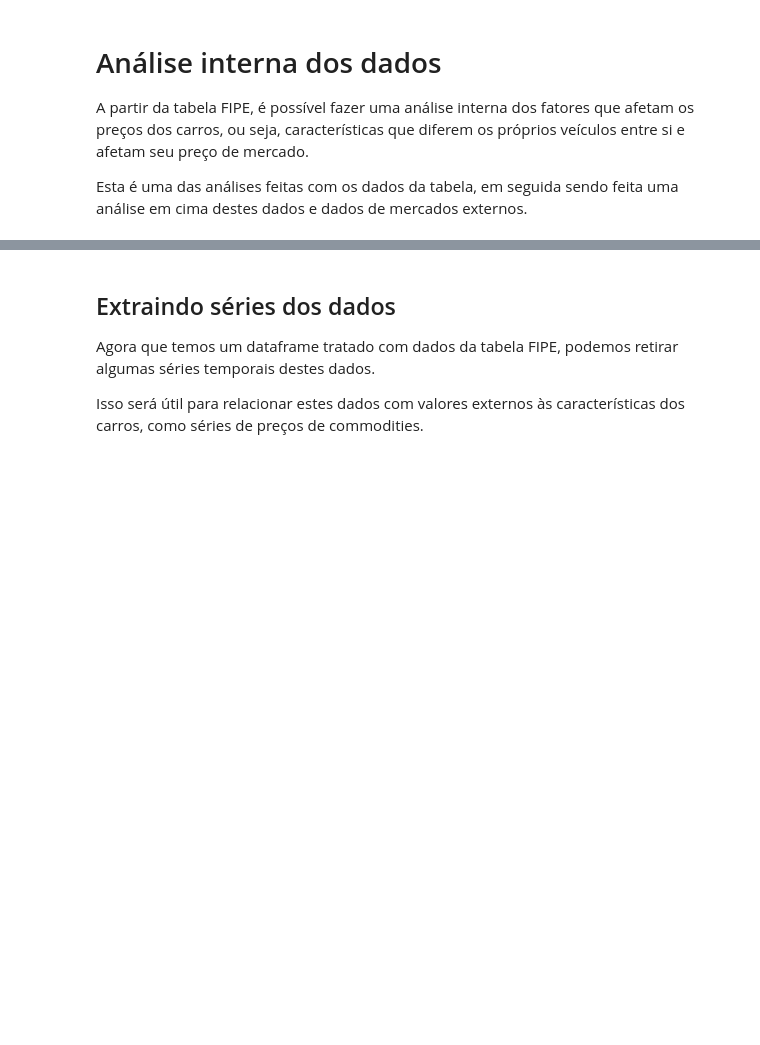
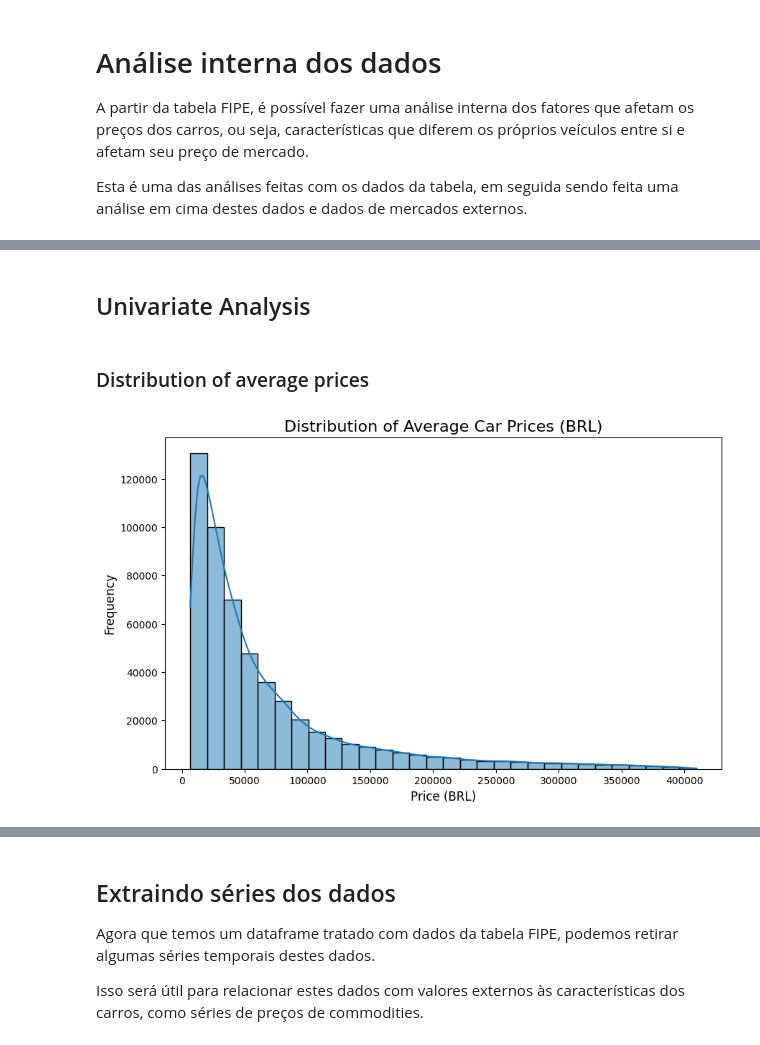
Before and after one commit to joaoqcouto/inf1032-car-prices, a Jupyter notebook: car-prices.ipynb, the cells around one changed output, grey strips where cells are left out. Saved outputs shown, nothing was run; the diff lists cells and outputs as text; code cells hidden in the pictures; blank space fills up the shorter version.

```diff
--- a/car-prices.ipynb
+++ b/car-prices.ipynb
@@ -187,0 +218,14 @@ df_fipe.head()
+# %% [markdown]
+## Univariate Analysis
+# %% [markdown]
+### Distribution of average prices
+# %%
+# Plot a histogram of the average price
+plt.figure(figsize=(10,6))
+sns.histplot(df_fipe['avg_price_brl'], bins=30, kde=True)
+plt.title('Distribution of Average Car Prices (BRL)', fontsize=16)
+plt.xlabel('Price (BRL)', fontsize=12)
+plt.ylabel('Frequency', fontsize=12)
+plt.show()
+# %% [output]
+[figure, added]
```
Also changed, not shown: parts of 60 cells of this notebook.
